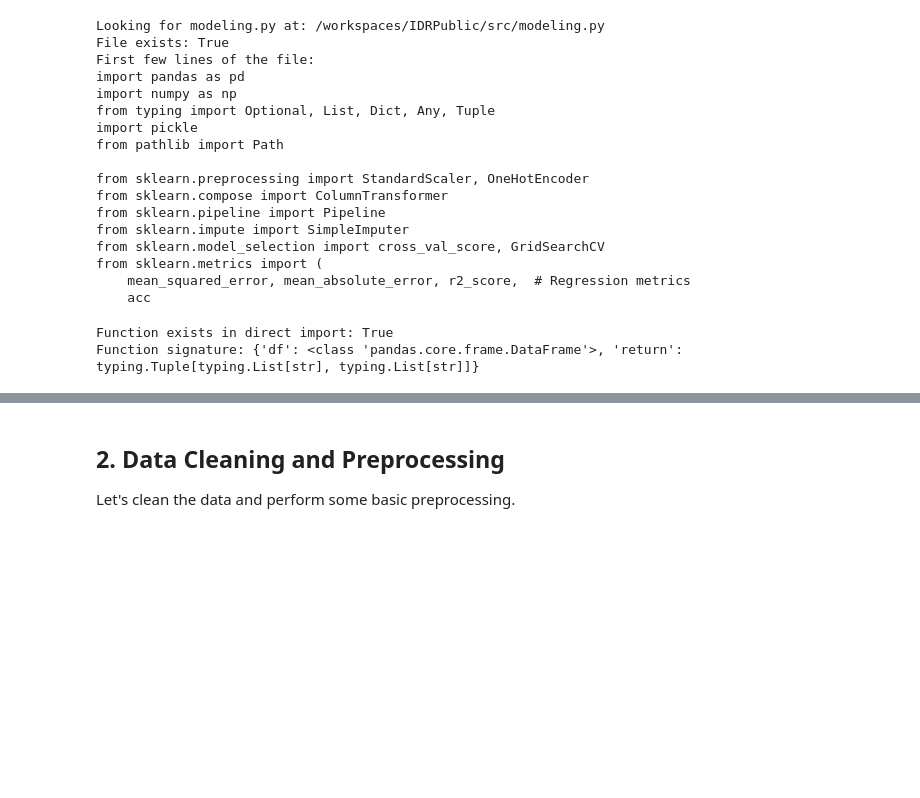
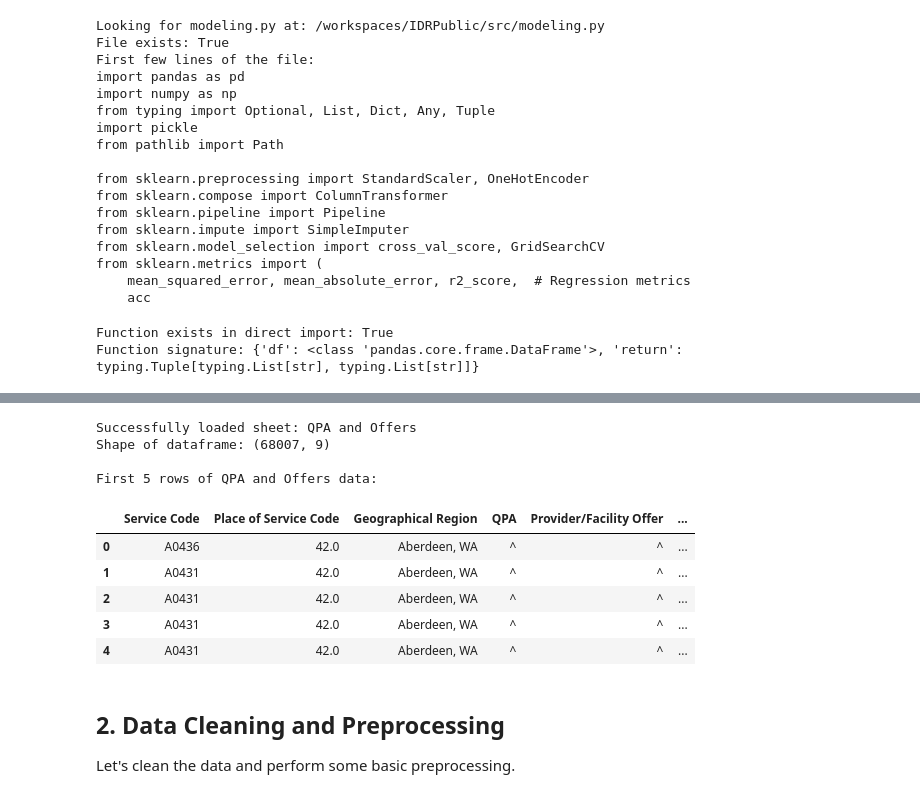
Before and after one commit to wesleycoates/IDRPublic, a Jupyter notebook: notebooks/exploration.ipynb, the cells around one changed output, grey strips where cells are left out. Cells and saved outputs as stored; diff of their text form; code cells hidden in the pictures; blank space fills up the shorter version.

```diff
--- a/notebooks/exploration.ipynb
+++ b/notebooks/exploration.ipynb
@@ -129,3 +140,24 @@ except Exception as e:
+# %%
+# Loading the other sheet from the Excel file
+QPA_sheet = 'QPA and Offers'
+df_QPA = pd.read_excel('../data/raw/2023-q1-federal-idr-puf.xlsx', sheet_name=QPA_sheet)
+
+# Display basic info about this sheet
+print(f"Successfully loaded sheet: {QPA_sheet}")
+print(f"Shape of dataframe: {df_QPA.shape}")
+print("\nFirst 5 rows of QPA and Offers data:")
+df_QPA.head()
+# %% [output]
+Successfully loaded sheet: QPA and Offers
+Shape of dataframe: (68007, 9)
+
+First 5 rows of QPA and Offers data:
+|  | Service Code | Place of Service Code | Geographical Region | QPA | Provider/Facility Offer | ... |
+| 0 | A0436 | 42.0 | Aberdeen, WA | ^ | ^ | ... |
+| 1 | A0431 | 42.0 | Aberdeen, WA | ^ | ^ | ... |
+| 2 | A0431 | 42.0 | Aberdeen, WA | ^ | ^ | ... |
+| 3 | A0431 | 42.0 | Aberdeen, WA | ^ | ^ | ... |
+| 4 | A0431 | 42.0 | Aberdeen, WA | ^ | ^ | ... |
 # %% [markdown]
 ## 2. Data Cleaning and Preprocessing
 
```
Also changed, not shown: parts of 2 cells of this notebook.
